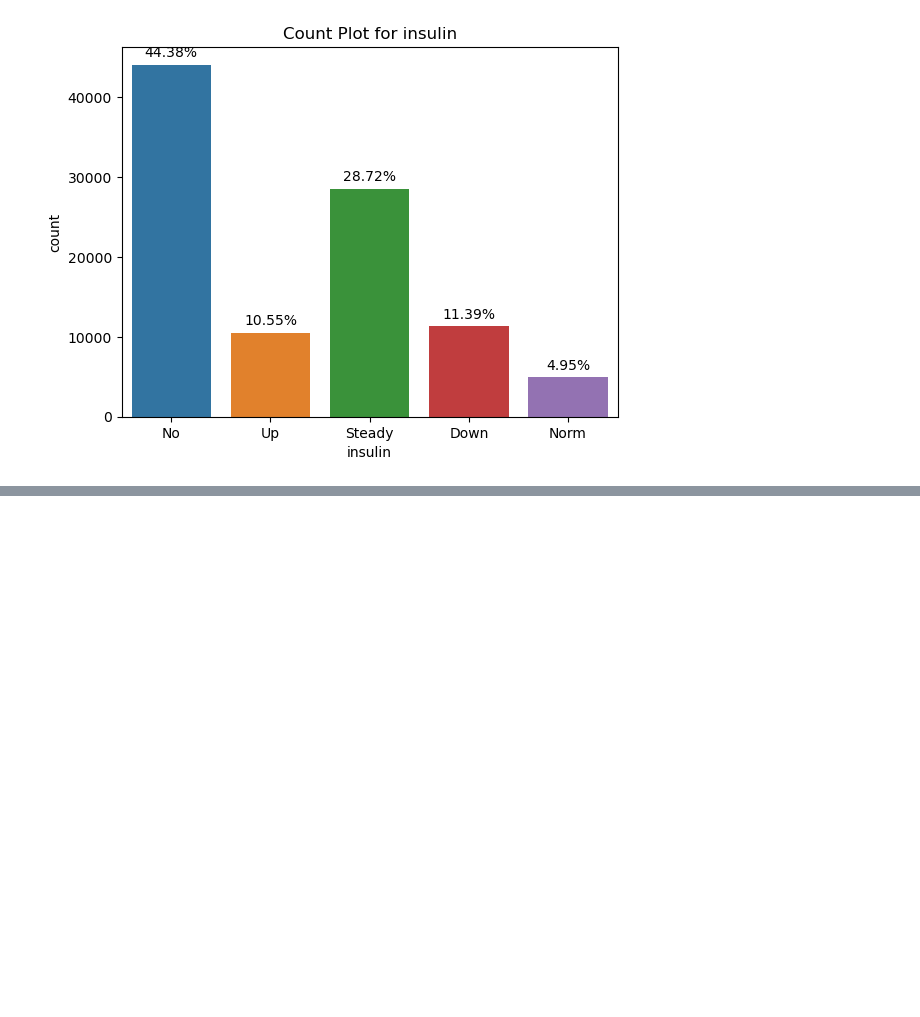
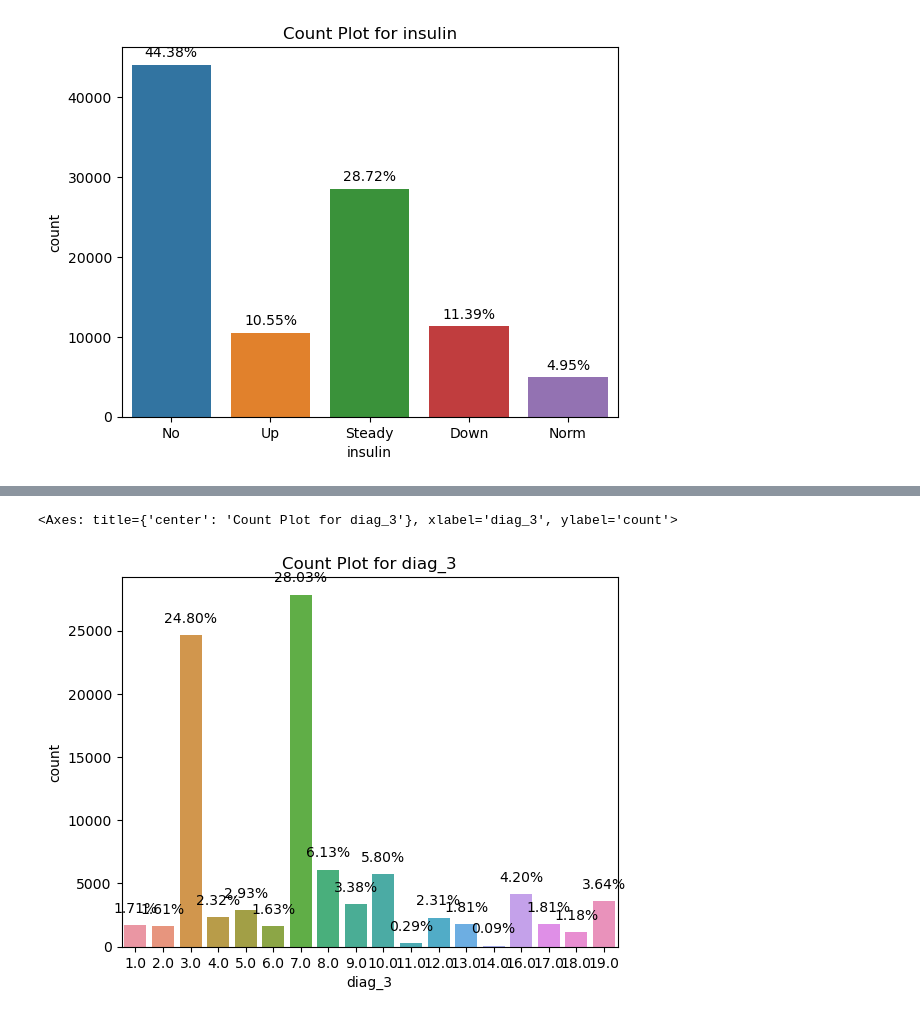
Before and after one commit to davidunga/ml-2024, a Jupyter notebook: Project.ipynb, the cells around one changed output, grey strips where cells are left out. Saved outputs shown, nothing was run; the diff lists cells and outputs as text; code cells hidden in the pictures; blank space fills up the shorter version.

```diff
--- a/Project.ipynb
+++ b/Project.ipynb
@@ -867,0 +876,5 @@ array([ 1, 18, 13, 16,  8, 21, 12, 28, 17, 11, 15, 31,  2, 23, 19,  7, 20,
+# %%
+plot_categorical_with_percent(df_categorical, 'diag_3')
+# %% [output]
+<Axes: title={'center': 'Count Plot for diag_3'}, xlabel='diag_3', ylabel='count'>
+[figure, added]
```
Also changed, not shown: parts of 18 cells of this notebook.
